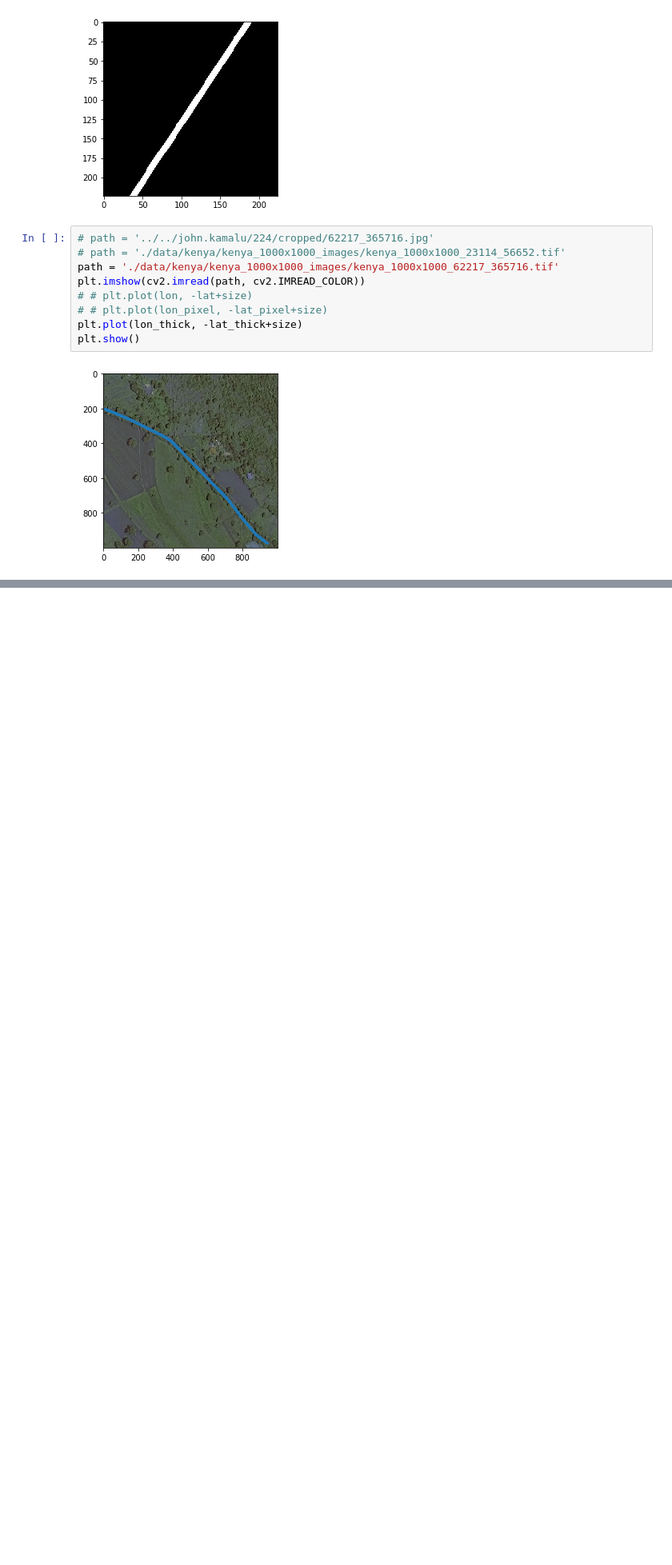
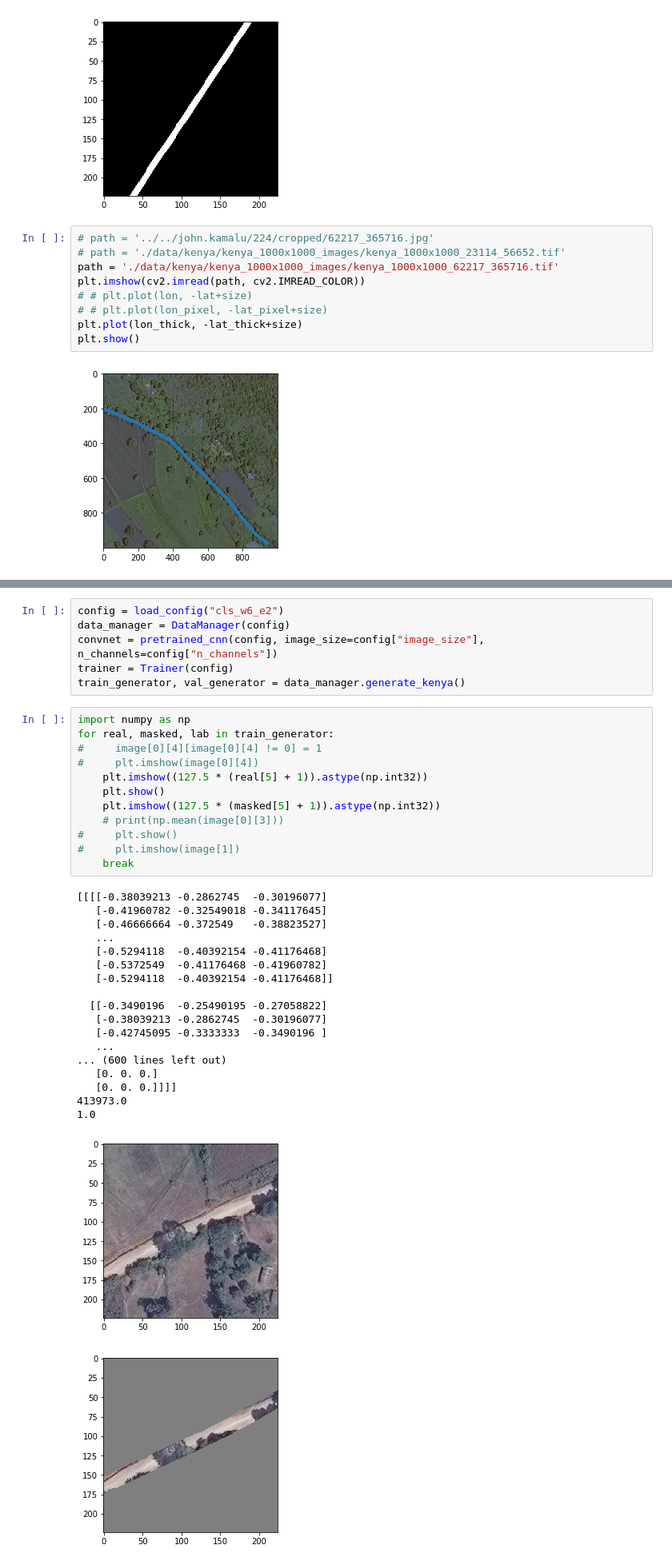
Before and after one commit to choiben314/cs325b, a Jupyter notebook: ben_dev.ipynb, the cells around one changed output, grey strips where cells are left out. Shown at 80% size. Cells and saved outputs as stored; diff of their text form; blank space fills up the shorter version.

Commit message:
Masked image data generator.

```diff
--- a/ben_dev.ipynb
+++ b/ben_dev.ipynb
@@ -573,0 +588,38 @@ import tensorflow as tf
+# %%
+config = load_config("cls_w6_e2")
+data_manager = DataManager(config)
+convnet = pretrained_cnn(config, image_size=config["image_size"], n_channels=config["n_channels"])
+trainer = Trainer(config)
+train_generator, val_generator = data_manager.generate_kenya()
+# %%
+import numpy as np
+for real, masked, lab in train_generator:
+#     image[0][4][image[0][4] != 0] = 1
+#     plt.imshow(image[0][4])
+    plt.imshow((127.5 * (real[5] + 1)).astype(np.int32))
+    plt.show()
+    plt.imshow((127.5 * (masked[5] + 1)).astype(np.int32))
+    # print(np.mean(image[0][3]))
+#     plt.show()
+#     plt.imshow(image[1])
+    break
+# %% [output]
+[[[[-0.38039213 -0.2862745  -0.30196077]
+   [-0.41960782 -0.32549018 -0.34117645]
+   [-0.46666664 -0.372549   -0.38823527]
+   ...
+   [-0.5294118  -0.40392154 -0.41176468]
+   [-0.5372549  -0.41176468 -0.41960782]
+   [-0.5294118  -0.40392154 -0.41176468]]
+
+  [[-0.3490196  -0.25490195 -0.27058822]
+   [-0.38039213 -0.2862745  -0.30196077]
+   [-0.42745095 -0.3333333  -0.3490196 ]
+   ...
+... (600 lines left out)
+   [0. 0. 0.]
+   [0. 0. 0.]]]]
+413973.0
+1.0
+[figure, added]
+[figure, added]
```
Also changed, not shown: parts of 4 cells of this notebook, 3 other files.
